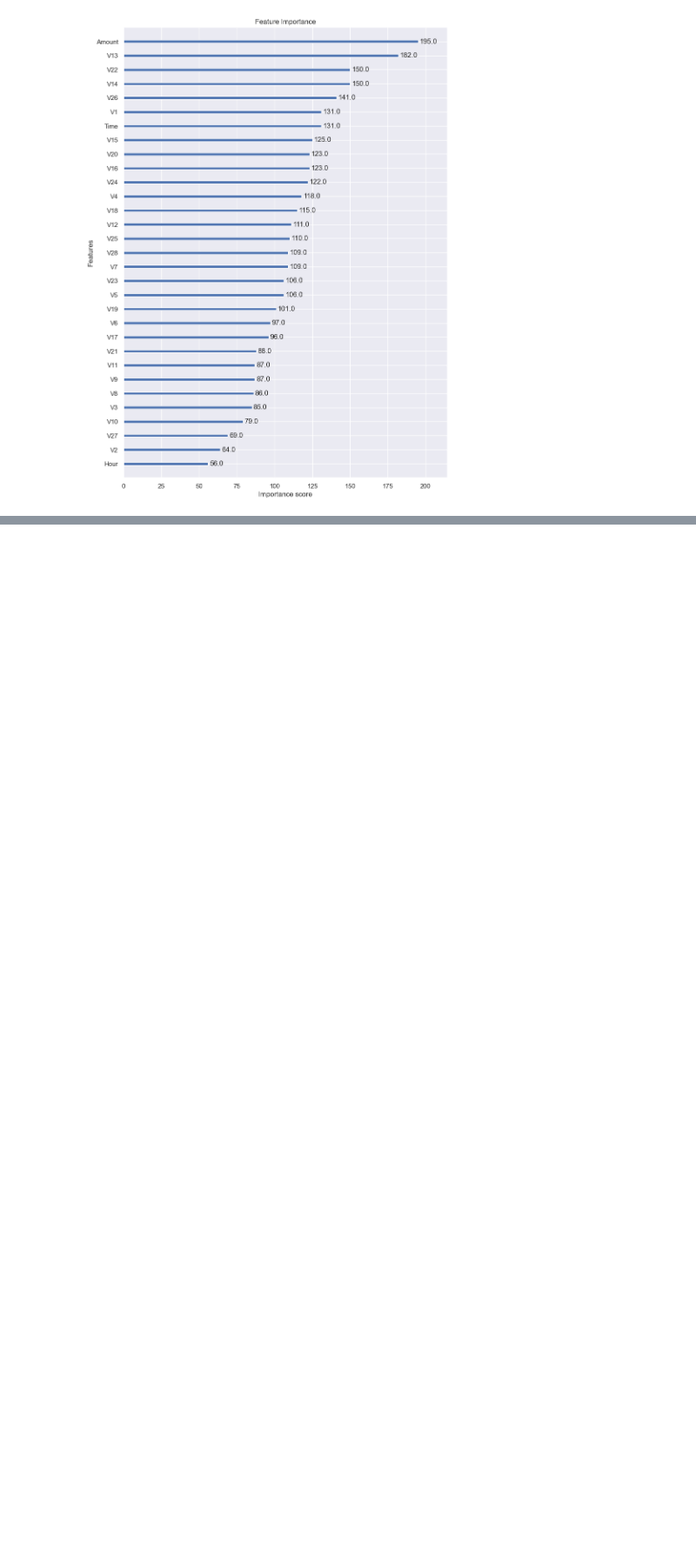
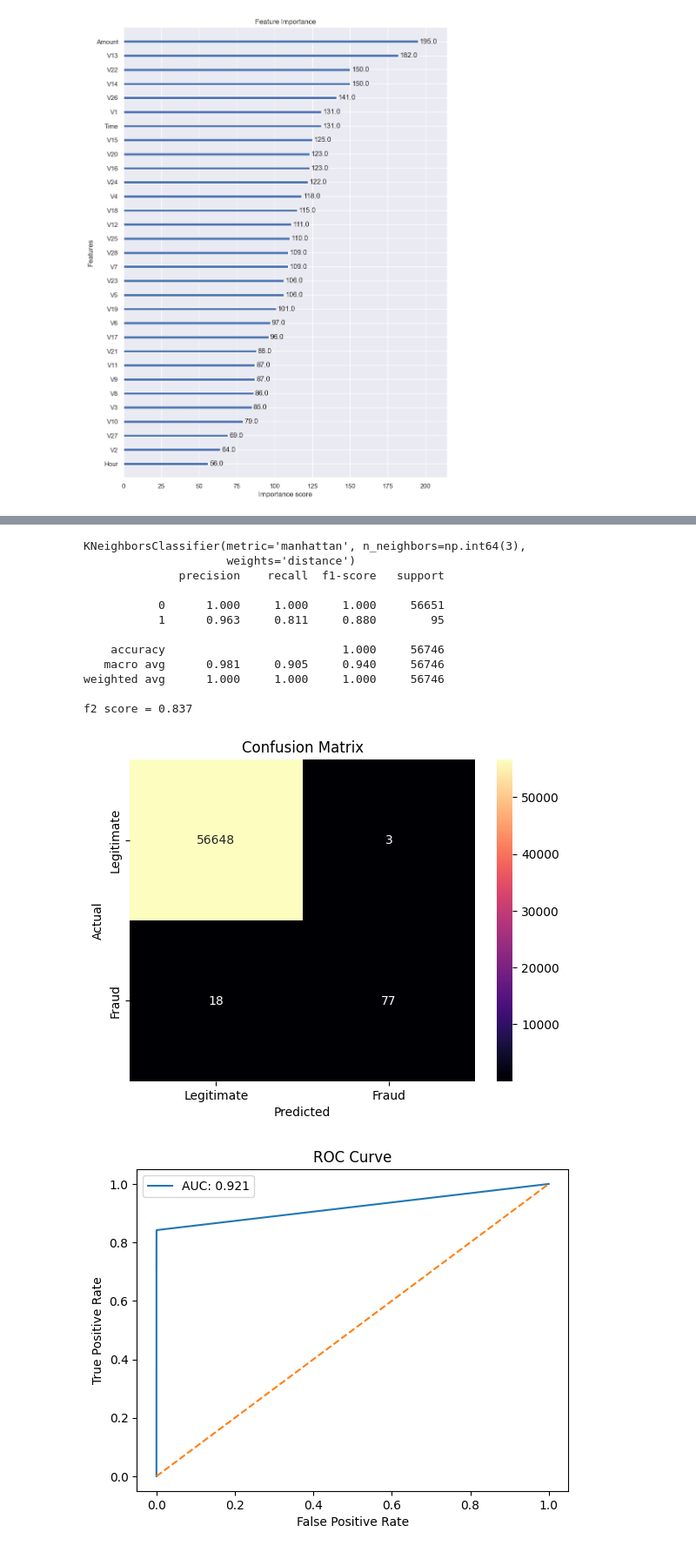
Before and after one commit to anchorelement/cc-fraud-detection, a Jupyter notebook: main.ipynb, the cells around one changed output, grey strips where cells are left out. Shown at 87% size. Saved outputs shown, nothing was run; the diff lists cells and outputs as text; code cells hidden in the pictures; blank space fills up the shorter version.

```diff
--- a/main.ipynb
+++ b/main.ipynb
@@ -365,0 +408,17 @@ plt.rcParams.update(plt.rcParamsDefault)
+# %%
+evaluate_model(best_kn, X_train, X_test, y_train, y_test)
+# %% [output]
+KNeighborsClassifier(metric='manhattan', n_neighbors=np.int64(3),
+                     weights='distance')
+              precision    recall  f1-score   support
+
+           0      1.000     1.000     1.000     56651
+           1      0.963     0.811     0.880        95
+
+    accuracy                          1.000     56746
+   macro avg      0.981     0.905     0.940     56746
+weighted avg      1.000     1.000     1.000     56746
+
+f2 score = 0.837
+[figure, added]
+[figure, added]
```
Also changed, not shown: parts of 7 cells of this notebook.
